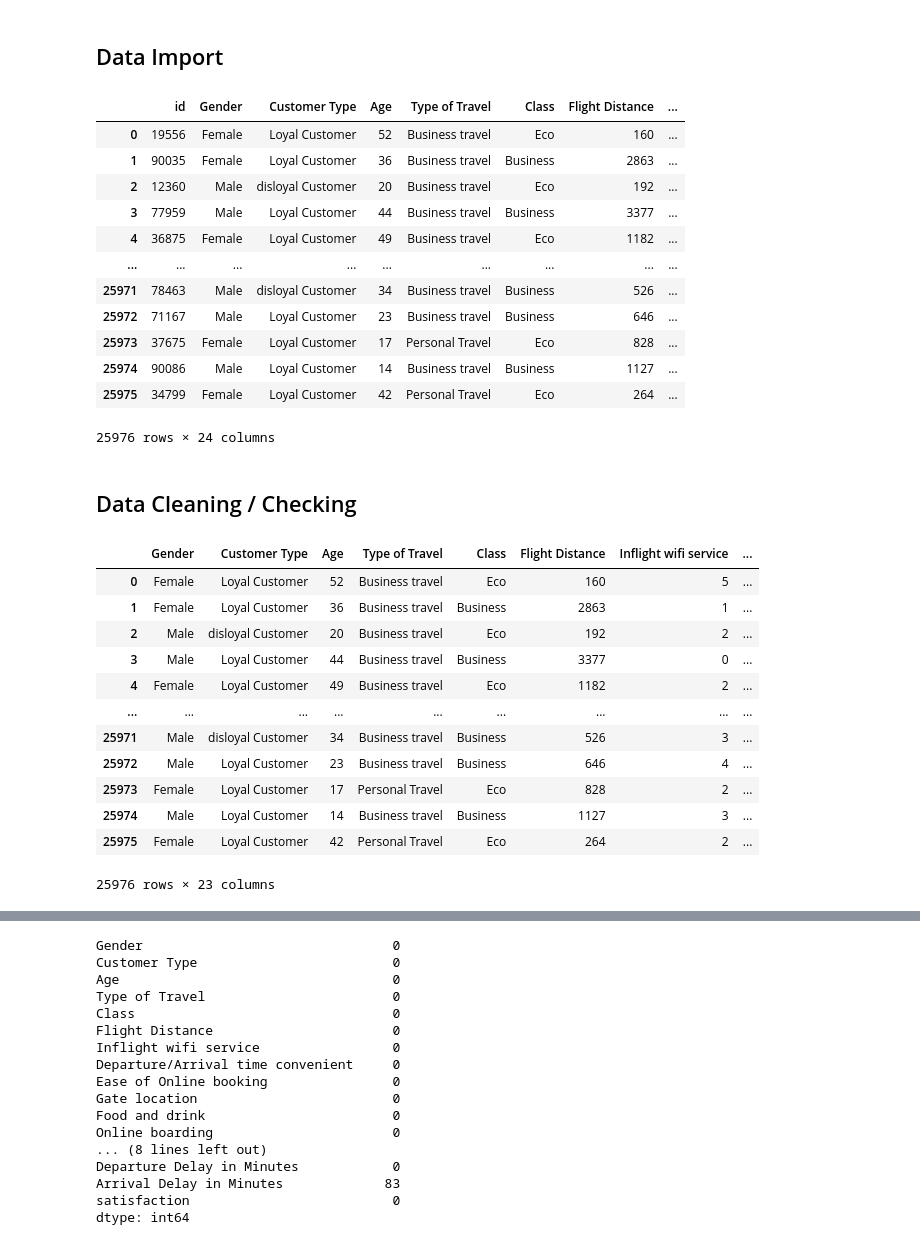
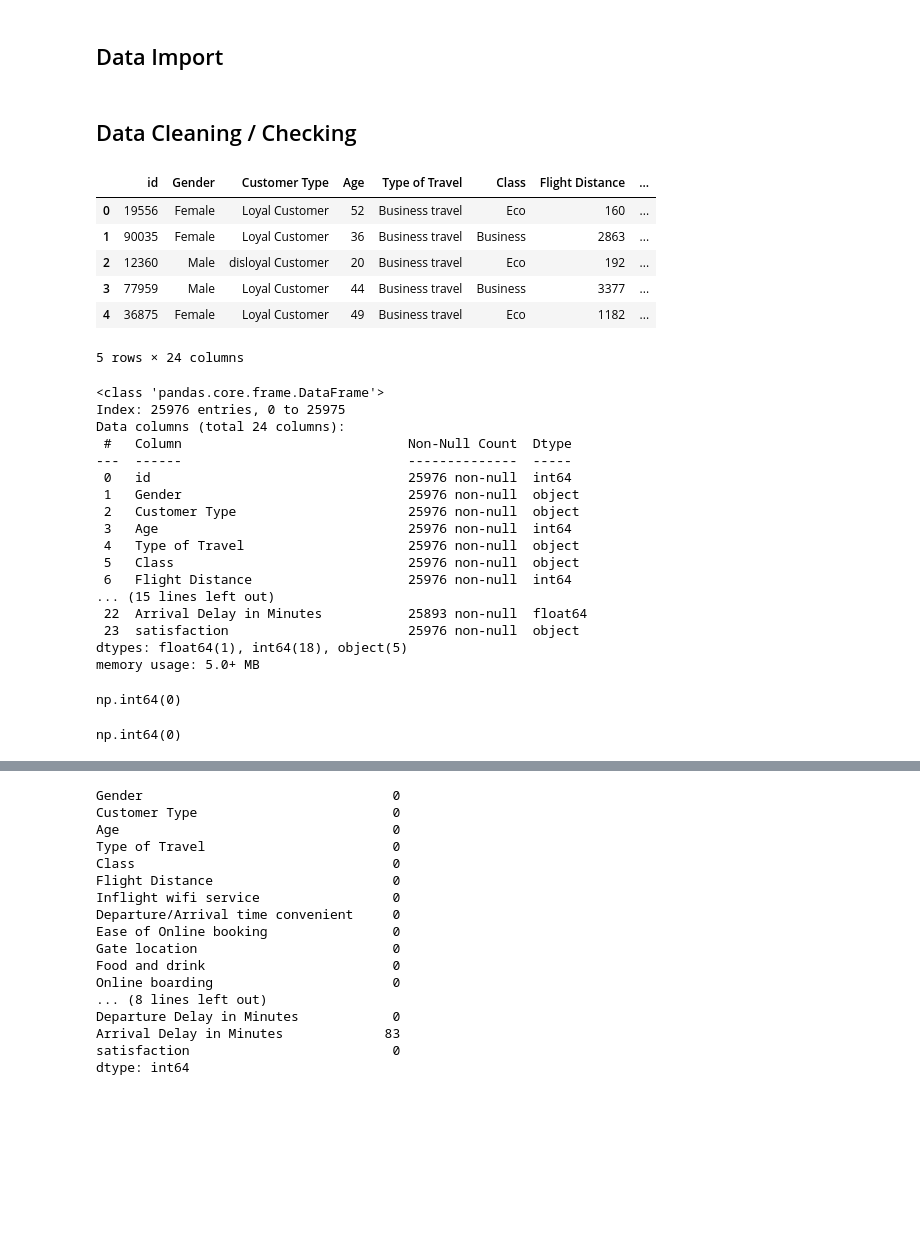
Before and after one commit to buthontingtimothy/EDA_Mini_Project, a Jupyter notebook: EDA Mini Project - Python Notebook.ipynb, the cells around one changed output, grey strips where cells are left out. Cells and saved outputs as stored; diff of their text form; code cells hidden in the pictures; blank space fills up the shorter version.

```diff
--- a/EDA Mini Project - Python Notebook.ipynb
+++ b/EDA Mini Project - Python Notebook.ipynb
@@ -13,21 +60,2 @@ import numpy as np
 # %% [markdown]
 ## Data Import
-# %%
-#Read the dataset and rename as air.
-# air = pd.read_csv("https://drive.usercontent.google.com/uc?id=1544QAJgKNG-AMtL4-eXZbPHttX7AqJYc&export=download")
-air = pd.read_csv("Airline_Passenger_Satisfaction.csv", index_col=0)
-air
-# %% [output]
-|  | id | Gender | Customer Type | Age | Type of Travel | Class | Flight Distance | ... |
-| 0 | 19556 | Female | Loyal Customer | 52 | Business travel | Eco | 160 | ... |
-| 1 | 90035 | Female | Loyal Customer | 36 | Business travel | Business | 2863 | ... |
-| 2 | 12360 | Male | disloyal Customer | 20 | Business travel | Eco | 192 | ... |
-| 3 | 77959 | Male | Loyal Customer | 44 | Business travel | Business | 3377 | ... |
-| 4 | 36875 | Female | Loyal Customer | 49 | Business travel | Eco | 1182 | ... |
-| ... | ... | ... | ... | ... | ... | ... | ... | ... |
-| 25971 | 78463 | Male | disloyal Customer | 34 | Business travel | Business | 526 | ... |
-| 25972 | 71167 | Male | Loyal Customer | 23 | Business travel | Business | 646 | ... |
-| 25973 | 37675 | Female | Loyal Customer | 17 | Personal Travel | Eco | 828 | ... |
-| 25974 | 90086 | Male | Loyal Customer | 14 | Business travel | Business | 1127 | ... |
-| 25975 | 34799 | Female | Loyal Customer | 42 | Personal Travel | Eco | 264 | ... |
-25976 rows × 24 columns
@@ -34,21 +73,47 @@ air
 # %% [markdown]
 ## Data Cleaning / Checking
+# %%
+# check first 5 records
+air.head()
+# %% [output]
+|  | id | Gender | Customer Type | Age | Type of Travel | Class | Flight Distance | ... |
+| 0 | 19556 | Female | Loyal Customer | 52 | Business travel | Eco | 160 | ... |
+| 1 | 90035 | Female | Loyal Customer | 36 | Business travel | Business | 2863 | ... |
+| 2 | 12360 | Male | disloyal Customer | 20 | Business travel | Eco | 192 | ... |
+| 3 | 77959 | Male | Loyal Customer | 44 | Business travel | Business | 3377 | ... |
+| 4 | 36875 | Female | Loyal Customer | 49 | Business travel | Eco | 1182 | ... |
+5 rows × 24 columns
+# %%
+# check the data type of each column
+air.info()
+# %% [output]
+<class 'pandas.core.frame.DataFrame'>
+Index: 25976 entries, 0 to 25975
+Data columns (total 24 columns):
+ #   Column                             Non-Null Count  Dtype
+---  ------                             --------------  -----
+ 0   id                                 25976 non-null  int64
+ 1   Gender                             25976 non-null  object
+ 2   Customer Type                      25976 non-null  object
+ 3   Age                                25976 non-null  int64
+ 4   Type of Travel                     25976 non-null  object
+ 5   Class                              25976 non-null  object
+ 6   Flight Distance                    25976 non-null  int64
+... (15 lines left out)
+ 22  Arrival Delay in Minutes           25893 non-null  float64
+ 23  satisfaction                       25976 non-null  object
+dtypes: float64(1), int64(18), object(5)
+memory usage: 5.0+ MB
+# %%
+# check any duplicated record
+air.duplicated().sum()
+# %% [output]
+np.int64(0)
+# %%
+# check if any record is same except id
+air.drop("id", axis=1).duplicated().sum()
+# %% [output]
+np.int64(0)
 # %%
-#Remove the index and "id" column because of redundancy.
-# air = air.drop("Unnamed: 0", axis=1)
+# id column can be removed since no same record
 air = air.drop("id", axis=1)
-air
-# %% [output]
-|  | Gender | Customer Type | Age | Type of Travel | Class | Flight Distance | Inflight wifi service | ... |
-| 0 | Female | Loyal Customer | 52 | Business travel | Eco | 160 | 5 | ... |
-| 1 | Female | Loyal Customer | 36 | Business travel | Business | 2863 | 1 | ... |
-| 2 | Male | disloyal Customer | 20 | Business travel | Eco | 192 | 2 | ... |
-| 3 | Male | Loyal Customer | 44 | Business travel | Business | 3377 | 0 | ... |
-| 4 | Female | Loyal Customer | 49 | Business travel | Eco | 1182 | 2 | ... |
-| ... | ... | ... | ... | ... | ... | ... | ... | ... |
-| 25971 | Male | disloyal Customer | 34 | Business travel | Business | 526 | 3 | ... |
-| 25972 | Male | Loyal Customer | 23 | Business travel | Business | 646 | 4 | ... |
-| 25973 | Female | Loyal Customer | 17 | Personal Travel | Eco | 828 | 2 | ... |
-| 25974 | Male | Loyal Customer | 14 | Business travel | Business | 1127 | 3 | ... |
-| 25975 | Female | Loyal Customer | 42 | Personal Travel | Eco | 264 | 2 | ... |
-25976 rows × 23 columns
```
Also changed, not shown: parts of 16 cells of this notebook.
